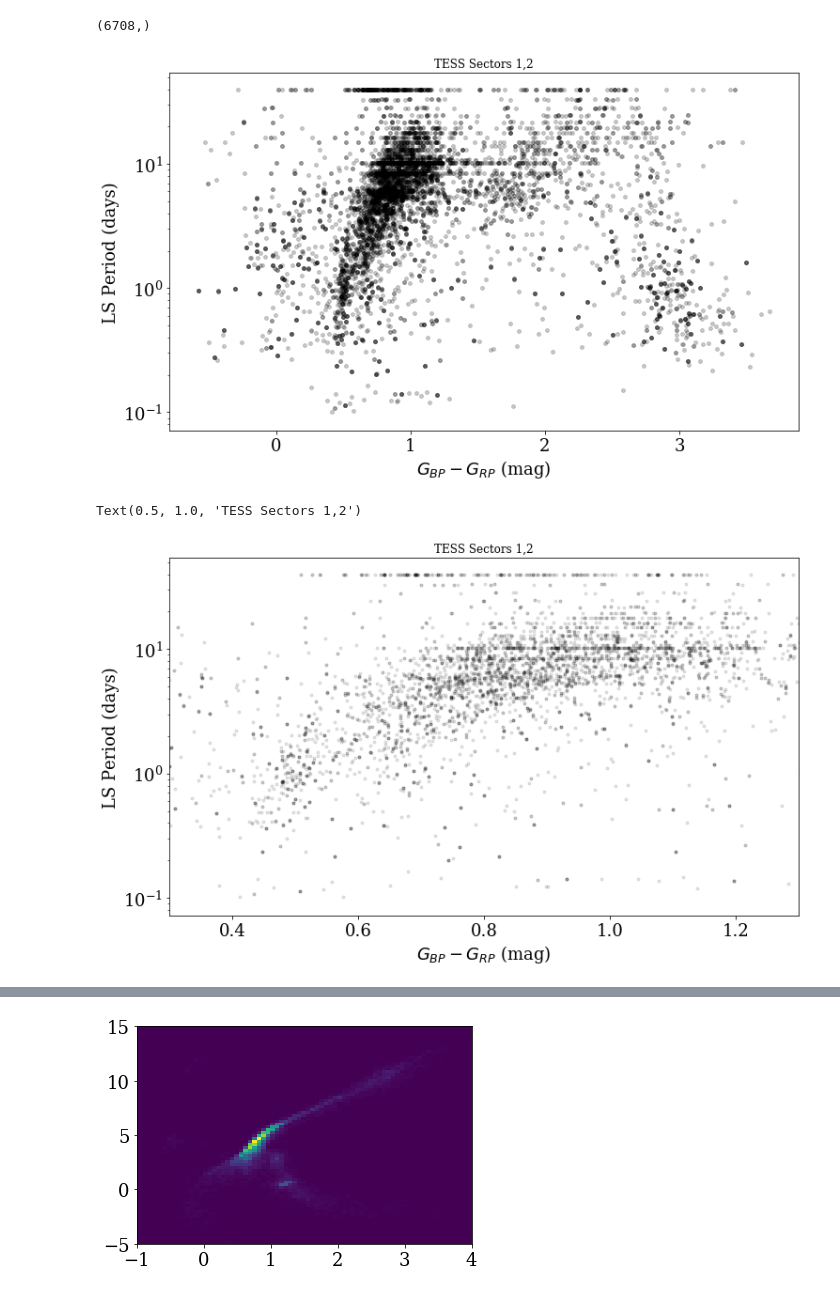
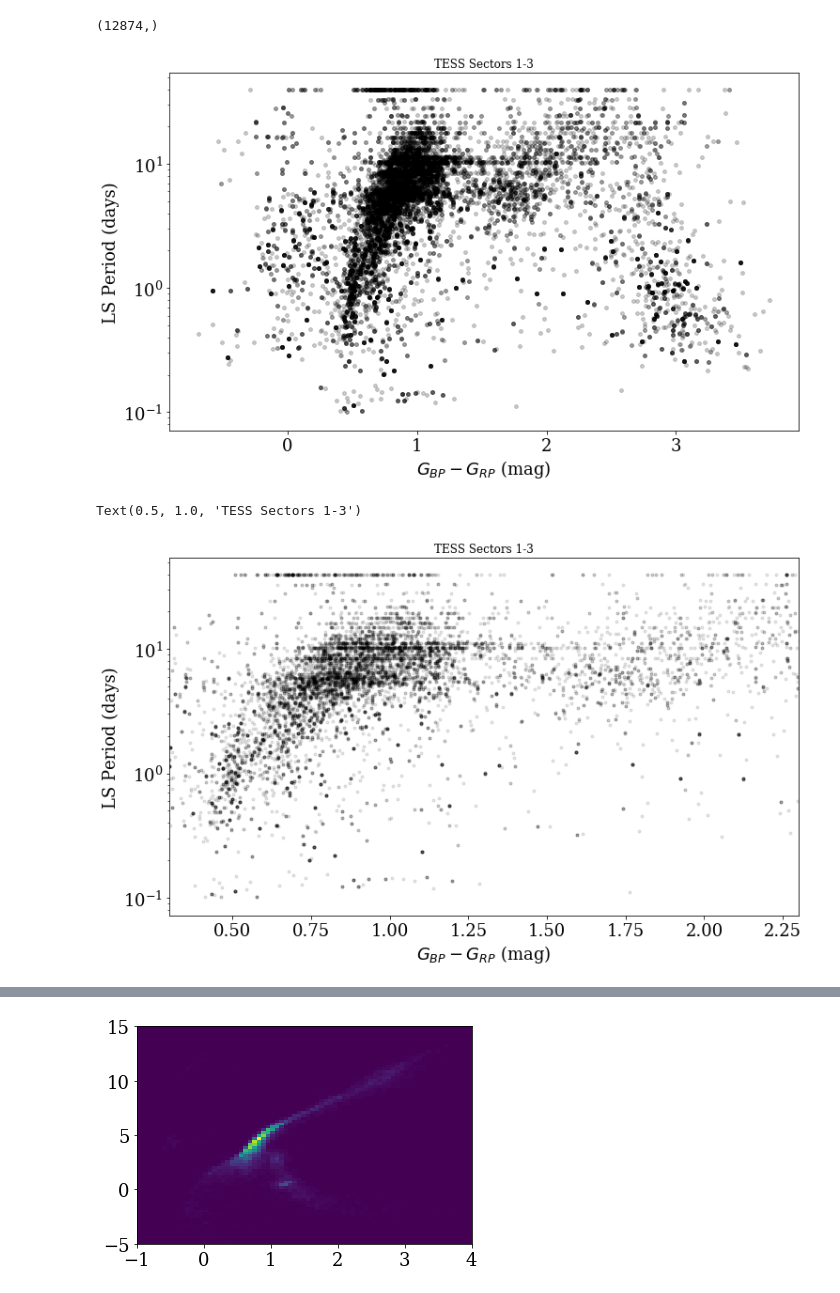
Before and after one commit to jradavenport/helloTESS, a Jupyter notebook: quick_search.ipynb, the cells around one changed output, grey strips where cells are left out. Drawn from its saved outputs; the diff is of its cells as text; code cells hidden in the pictures.

```diff
--- a/quick_search.ipynb
+++ b/quick_search.ipynb
@@ -26,12 +26,14 @@ import exoplanet as xo
 # tess_dir = '/data/epyc/data/tess/'
 tess_dir = '/Users/james/Desktop/tess/'
 
-sectors = ['sector001', 'sector002']
+sectors = ['sector001', 'sector002', 'sector003']
 
 # just in case glob wants to re-order things, be sure grab them in Sector order
 sect1 = glob(tess_dir + sectors[0] + '/*.fits', recursive=True)
 sect2 = glob(tess_dir + sectors[1] + '/*.fits', recursive=True)
+sect3 = glob(tess_dir + sectors[2] + '/*.fits', recursive=True)
 
-files = sect1 + sect2
-print(len(sect1), len(sect2), len(files))
+
+files = sect1 + sect2 + sect3
+print(len(sect1), len(sect2), len(sect3), len(files))
 # %% [output]
@@ -51,6 +57,8 @@ FL_f0 = np.array([])
 FL_f1 = np.array([])
 
 for k in range(len(files)):
+    tbl = -1
+    df = -1
     try:
         tbl = Table.read(files[k], format='fits')
         df = tbl.to_pandas()
@@ -127,7 +135,7 @@ for k in range(len(files)):
                 plt.savefig('figures/' + files[k].split('/')[-1] + '.jpeg', bbox_inches='tight', pad_inches=0.25)
                 plt.close()
 
-    except (OSError, KeyError, TypeError):
+    except (OSError, KeyError, TypeError, ValueError):
         print('k=' + str(k) + ' bad file: ' + files[k])
 # %% [output]
 fig. K = 0
@@ -246,5 +264,6 @@ print(uTIC[imax], NTIC[imax])
 # %%
 df1 = pd.read_csv(tess_dir + 'gaiatess1_xmatch_1arsec-result.csv')
 df2 = pd.read_csv(tess_dir + 'gaiatess2_xmatch_1arsec-result.csv')
+df3 = pd.read_csv(tess_dir + 'gaiatess3_xmatch_1arsec-result.csv')
 # %%
-df = pd.concat([df1, df2], ignore_index=True, sort=False)
+df = pd.concat([df1, df2, df3], ignore_index=True, sort=False)
@@ -266,29 +292,29 @@ ok = np.where(np.isfinite(gdata[u'parallax']) & # this is basically the same as
               (gdata['Pamp'] > 0.5))[0]
 print(ok.shape)
 # %% [output]
-(6708,)
+(12874,)
 # %%
 plt.figure(figsize=(12,7))
 plt.scatter(gdata['bp_rp'].values[ok], gdata['per'].values[ok], s=15, alpha=0.2, c='k')
 plt.yscale('log')
 plt.ylabel('LS Period (days)')
 plt.xlabel('$G_{BP} - G_{RP}$ (mag)')
-plt.title('TESS Sectors 1,2', fontsize=12)
-plt.savefig('color_per1.jpeg', dpi=150, bbox_inches='tight', pad_inches=0.25)
+plt.title('TESS Sectors 1-3', fontsize=12)
+plt.savefig('color_per1_3.jpeg', dpi=150, bbox_inches='tight', pad_inches=0.25)
 # %% [output]
-[figure, old version]
+[figure, new version]
 # %%
 plt.figure(figsize=(12,7))
 plt.scatter(gdata['bp_rp'].values[ok], gdata['per'].values[ok], s=9, alpha=0.1, c='k')
 plt.yscale('log')
-plt.xlim(0.3,1.3)
+plt.xlim(0.3,2.3)
 plt.ylabel('LS Period (days)')
 plt.xlabel('$G_{BP} - G_{RP}$ (mag)')
-plt.title('TESS Sectors 1,2', fontsize=12)
+plt.title('TESS Sectors 1-3', fontsize=12)
 # plt.savefig('color_per1.jpeg', dpi=150, bbox_inches='tight', pad_inches=0.25)
 # %% [output]
-Text(0.5, 1.0, 'TESS Sectors 1,2')
+Text(0.5, 1.0, 'TESS Sectors 1-3')
-[figure, old version]
+[figure, new version]
 # %%
 plt.figure(figsize=(12,7))
 
```
Also changed, not shown: parts of 22 cells of this notebook.
